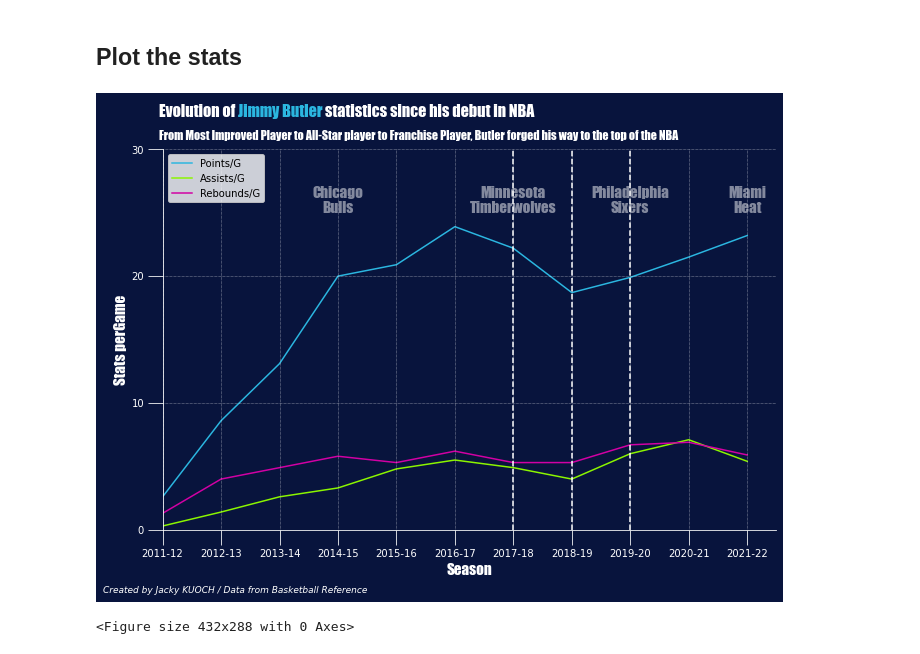
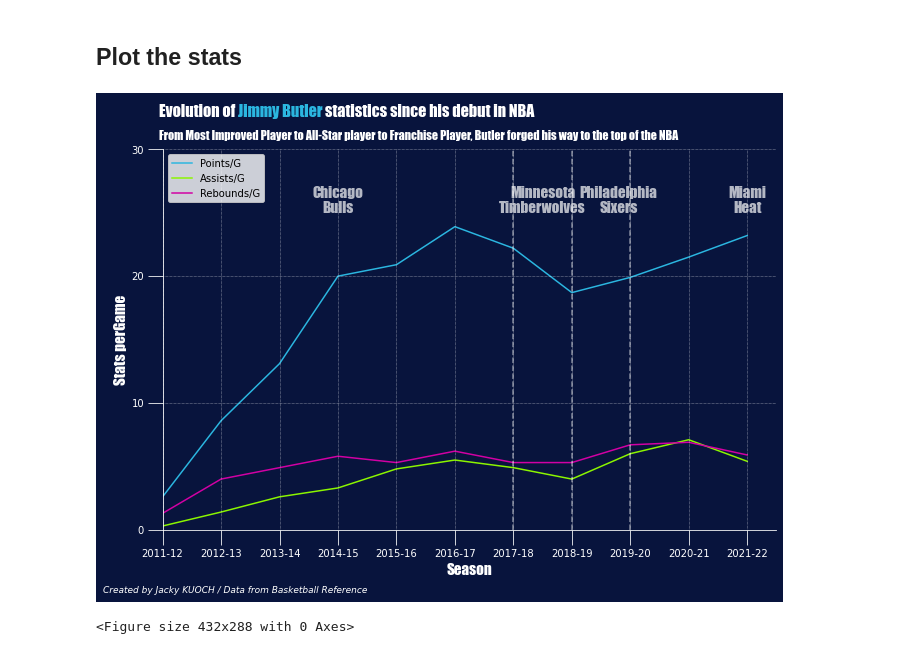
Before and after one commit to JackyKch/JimmyButler, a Jupyter notebook: coding/career_stats.ipynb, the cells around one changed output. Cells and saved outputs as stored; diff of their text form; code cells hidden in the pictures.

Commit message:
Update plot

```diff
--- a/coding/career_stats.ipynb
+++ b/coding/career_stats.ipynb
@@ -65,39 +65,39 @@ plt.plot(df['Season'], df['TRB'], zorder=0, color="#D200A4", label = "Rebounds/G
 #plt.xticks(['2008-01', '2010-01','2013-12','2016-01','2017-12','2020-04'])
 plt.yticks([0,10,20,30])
 ax.set_ylim(0,30)
 plt.xlim(xmin='2011-12')
 
 # Axes Label
 plt.xlabel("Season", color="w", fontsize=15 , **hfont)
 plt.ylabel("Stats perGame", color="w", fontsize=15 , **hfont)
 
 # Title and credits
 fig_text(0.12,0.97, s="Evolution of <Jimmy Butler> statistics since his debut in NBA\n", highlight_textprops=[{"color": '#2bb6e0'}], fontsize = 16, fontweight = "bold", color = "w", **hfont)
 fig.text(0.12,0.9, "From Most Improved Player to All-Star player to Franchise Player, Butler forged his way to the top of the NBA", fontsize = 12, fontweight="light", color = "w", **hfont)
 fig.text(0.05, 0, "Created by Jacky KUOCH / Data from Basketball Reference",fontstyle="italic",fontsize=9, color="w")
 
 
 # Split the graph in four parts for each team he played for
-ax.axvline(x='2017-18', color="w", linestyle = '--', zorder =1)
-ax.axvline(x='2018-19', color="w", linestyle = '--', zorder =1)
-ax.axvline(x='2019-20', color="w", linestyle = '--', zorder =1)
+ax.axvline(x='2017-18', color="w", linestyle = '--', alpha = 0.5, zorder =3)
+ax.axvline(x='2018-19', color="w", linestyle = '--', alpha = 0.5, zorder =3)
+ax.axvline(x='2019-20', color="w", linestyle = '--', alpha = 0.5, zorder =3)
 
 # Chicago Bulls
-ax.text('2014-15', 25, "Chicago\nBulls", fontsize=15, ha="center", color="w",alpha = 0.5, zorder =2, **hfont)
+ax.text('2014-15', 25, "Chicago\nBulls", fontsize=15, ha="center", color="w",alpha = 0.7, zorder =2, **hfont)
 # Minnesota Timberwolves
-ax.text('2017-18', 25, "Minnesota\nTimberwolves", fontsize=15, ha="center", color="w",alpha = 0.5 ,zorder =2, **hfont)
+ax.text(6.5, 25, "Minnesota\nTimberwolves", fontsize=15, ha="center", color="w",alpha = 0.7 ,zorder =2, **hfont)
 # Philadelphia Sixers
-ax.text('2019-20', 25, "Philadelphia\nSixers", fontsize=15, ha="center", color="w",alpha = 0.5 ,zorder =2, **hfont)
+ax.text(7.8, 25, "Philadelphia\nSixers", fontsize=15, ha="center", color="w",alpha = 0.7 ,zorder =2, **hfont)
 # Miami Heat
-ax.text('2021-22', 25, "Miami\nHeat", fontsize=15, ha="center", color="w",alpha = 0.5 ,zorder =2, **hfont)
+ax.text('2021-22', 25, "Miami\nHeat", fontsize=15, ha="center", color="w",alpha = 0.7,zorder =2, **hfont)
 
 # Add points on key dates
 
 
 plt.legend(loc='upper left')
 
 plt.show()
 plt.tight_layout()
 # %% [output]
-[figure, old version]
+[figure, new version]
 <Figure size 432x288 with 0 Axes>
```
